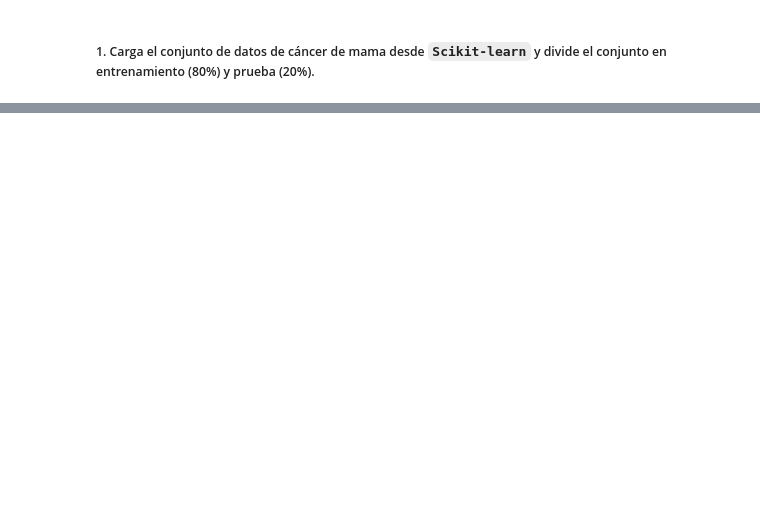
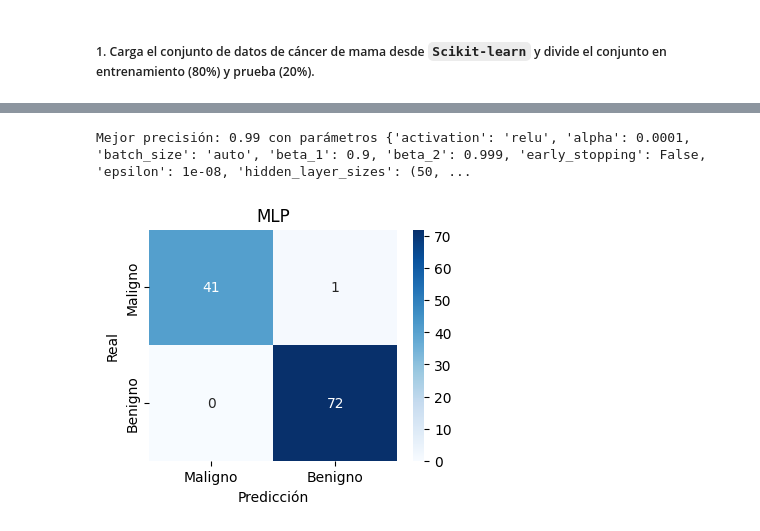
Before and after one commit to RodrigoRiveraRico/data_science_FCiencias, a Jupyter notebook: Clase_10/Clase_10.ipynb, the cells around one changed output, grey strips where cells are left out. Cells and saved outputs as stored; diff of their text form; code cells hidden in the pictures; blank space fills up the shorter version.

Commit message:
Se añaden las preguntas teóricas y el randomforestclassifier

```diff
--- a/Clase_10/Clase_10.ipynb
+++ b/Clase_10/Clase_10.ipynb
@@ -239,0 +291,40 @@ array=[0. 0. 0. 0. 0. 0. 0. 0. 0. 0. 0. 0. 0. 0. 0. 0. 0. 0. 0. 1. 1. 1. 0. 0.
+# %%
+param_grid = {
+    "hidden_layer_sizes": [(50,), (10,10), (50,50), (10,10,10,10,10), (10,50,60,10)],
+    "activation":  ['tanh', 'relu', 'logistic', 'identity'],
+    "random_state": [seed],
+    "max_iter": [1000]
+    }
+
+best_accuracy = 0
+best_model = None
+
+for params in ParameterGrid(param_grid):
+    mlp = MLPClassifier(**params)
+
+    mlp.fit(X_train, y_train)
+
+    accuracy = accuracy_score(y_test, mlp.predict(X_test))
+
+    if accuracy > best_accuracy:
+        best_accuracy = accuracy
+        best_model = mlp
+
+print(f'\nMejor precisión: {best_accuracy:.2f} con parámetros {best_model.get_params()}')
+# %% [output]
+Mejor precisión: 0.99 con parámetros {'activation': 'relu', 'alpha': 0.0001, 'batch_size': 'auto', 'beta_1': 0.9, 'beta_2': 0.999, 'early_stopping': False, 'epsilon': 1e-08, 'hidden_layer_sizes': (50, ...
+# %%
+best_params = best_model.get_params()
+
+mlp = MLPClassifier(**best_params)
+mlp.fit(X_train, y_train)
+cm_mlp = confusion_matrix(y_test, mlp.predict(X_test))
+
+plt.figure(figsize=(4, 3))
+sns.heatmap(cm_mlp, annot=True, fmt='d', cmap='Blues', xticklabels=['Maligno','Benigno'], yticklabels=['Maligno','Benigno'])
+plt.title("MLP")
+plt.xlabel('Predicción')
+plt.ylabel('Real')
+plt.show()
+# %% [output]
+[figure, added]
```
Also changed, not shown: parts of 19 cells of this notebook.
